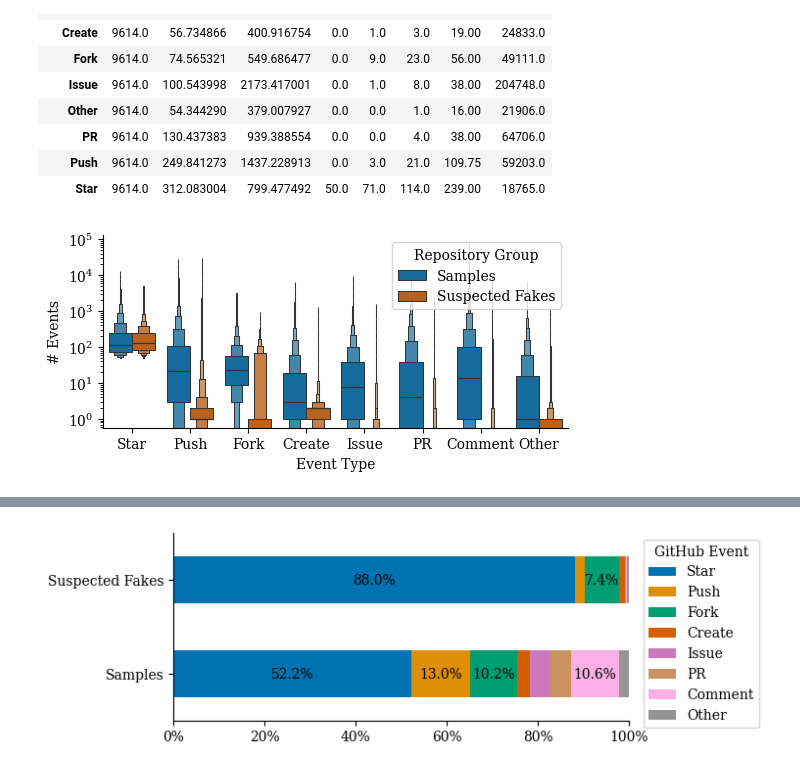
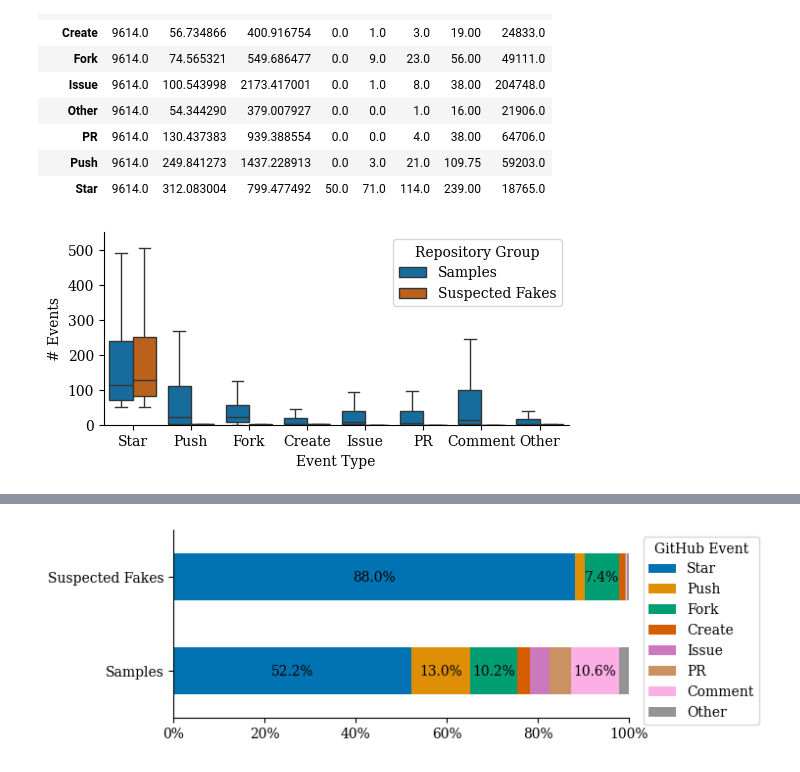
Before and after one commit to hehao98/StarScout, a Jupyter notebook: evaluation.ipynb, the cells around one changed output, grey strips where cells are left out. Cells and saved outputs as stored; diff of their text form; code cells hidden in the pictures.

```diff
--- a/evaluation.ipynb
+++ b/evaluation.ipynb
@@ -200,32 +200,31 @@ repo_event_counts[repo_event_counts.group == "Samples"].groupby("event")["count"
 | Star | 9614.0 | 312.083004 | 799.477492 | 50.0 | 71.0 | 114.0 | 239.00 | 18765.0 |
 # %%
 fig, ax = plt.subplots(figsize=(W, H))
-sns.boxenplot(
+sns.boxplot(
     x="event",
     y="count",
     data=repo_event_counts[
         repo_event_counts.repo.isin(repos_with_campaign) | (repo_event_counts.group == "Samples")
     ],
     hue="group",
     hue_order=["Samples", "Suspected Fakes"],
     order=plot.EVENT_ORDER,
     palette=["C0", "C2"],
-    #errorbar="sd",
     showfliers=False,
     ax=ax,
 )
 ax.set_ylabel("# Events")
 ax.set_xlabel("Event Type")
 ax.legend(title="Repository Group")
-#ax.set_ylim(0, 500)
-ax.set_yscale("log")
+ax.set_ylim(0, 550)
+#ax.set_yscale("log")
 # ax.set_yticks([0, 0.2, 0.4, 0.6, 0.8, 1])
 # ax.set_yticklabels(["0%", "20%", "40%", "60%", "80%", "100%"])
 ax.spines["top"].set_visible(False)
 ax.spines["right"].set_visible(False)
 # fig.autofmt_xdate()
 fig.savefig("plots/repo-events.pdf", bbox_inches="tight", dpi=300)
 # %% [output]
-[figure, old version]
+[figure, new version]
 # %%
 fig, ax = plt.subplots(figsize=(W, H))
```
Also changed, not shown: parts of 1 cell of this notebook, 7 other files.
